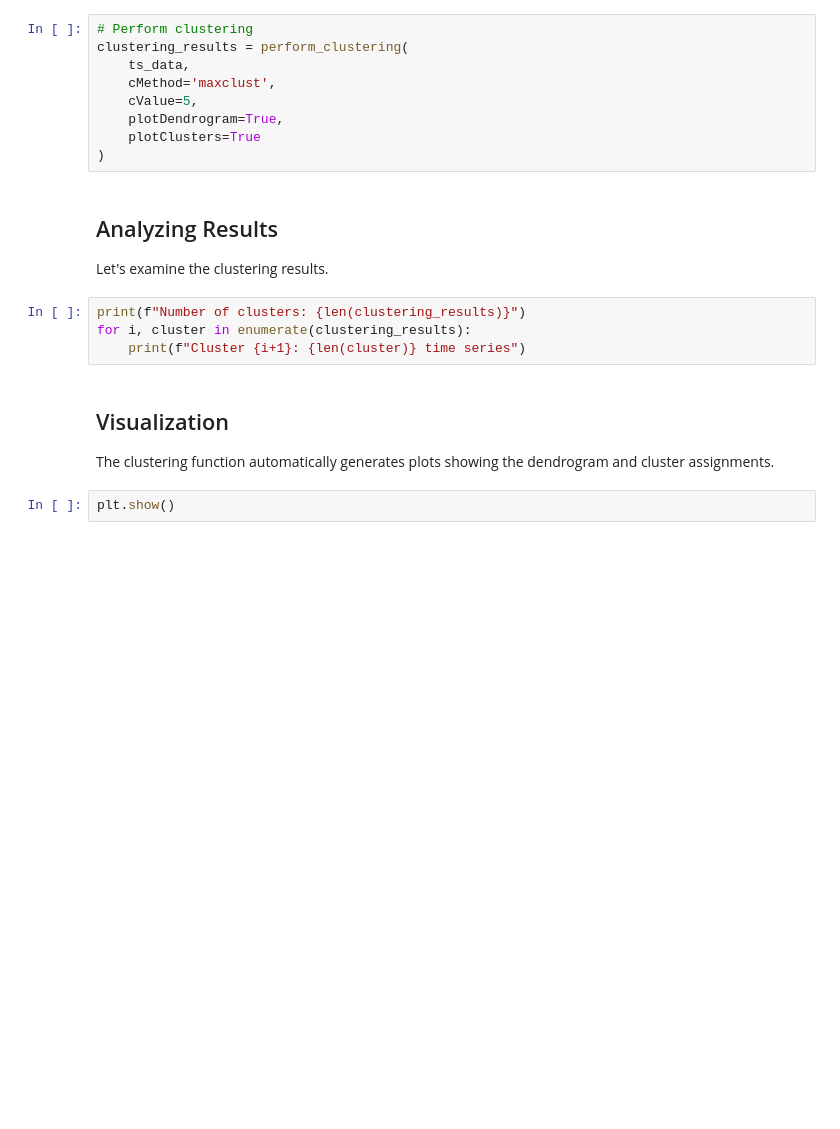
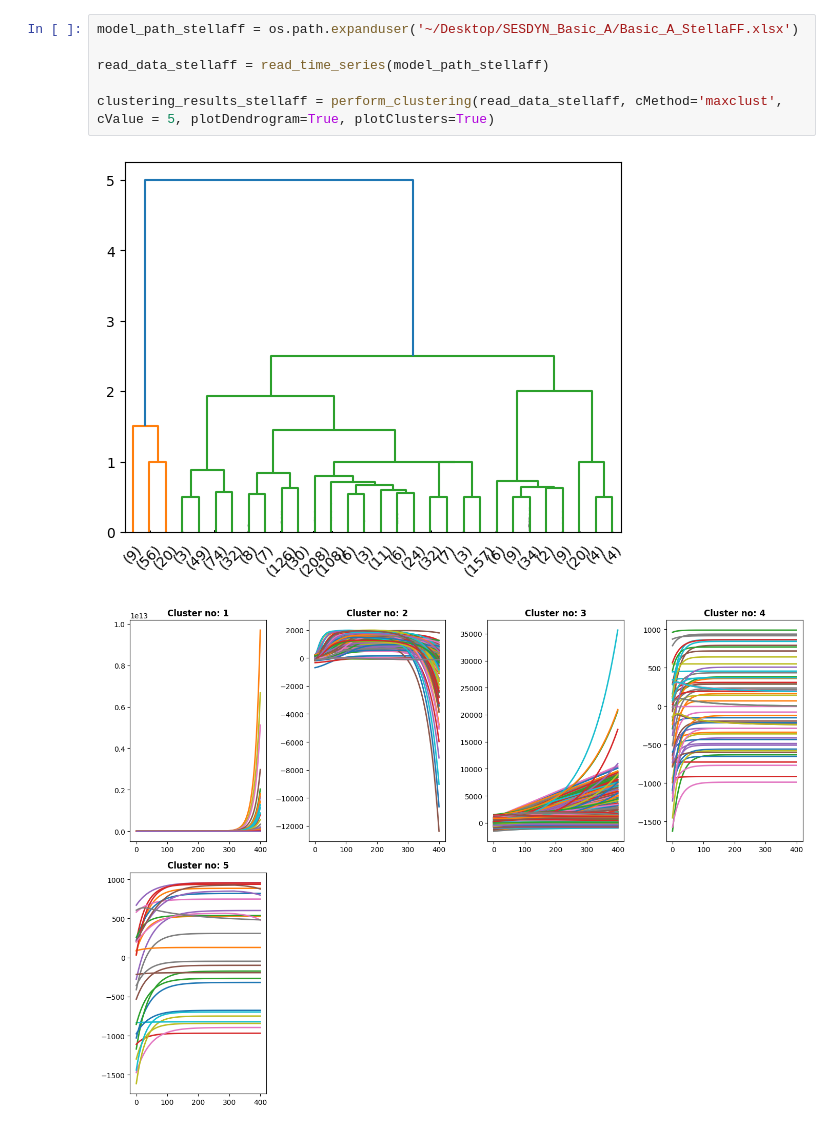
Before and after one commit to emirseners/ts-clustering, a Jupyter notebook: basicA/basicA_notebook.ipynb, the cells around one changed output. Drawn from its saved outputs; the diff is of its cells as text; blank space fills up the shorter version.

```diff
--- a/basicA/basicA_notebook.ipynb
+++ b/basicA/basicA_notebook.ipynb
@@ -42,23 +20,9 @@ Now let's perform clustering using the maxclust method with 5 clusters.
 # %%
-# Perform clustering
-clustering_results = perform_clustering(
-    ts_data,
-    cMethod='maxclust',
-    cValue=5,
-    plotDendrogram=True,
-    plotClusters=True
-)
+model_path_stellaff = os.path.expanduser('~/Desktop/SESDYN_Basic_A/Basic_A_StellaFF.xlsx')
+
+read_data_stellaff = read_time_series(model_path_stellaff)
+
+clustering_results_stellaff = perform_clustering(read_data_stellaff, cMethod='maxclust', cValue = 5, plotDendrogram=True, plotClusters=True)
+# %% [output]
+[figure, added]
+[figure, added]
-# %% [markdown]
-## Analyzing Results
-
-Let's examine the clustering results.
-# %%
-print(f"Number of clusters: {len(clustering_results)}")
-for i, cluster in enumerate(clustering_results):
-    print(f"Cluster {i+1}: {len(cluster)} time series")
-# %% [markdown]
-## Visualization
-
-The clustering function automatically generates plots showing the dendrogram and cluster assignments.
-# %%
-plt.show()
```
Also changed, not shown: parts of 9 cells of this notebook, 26 other files.
